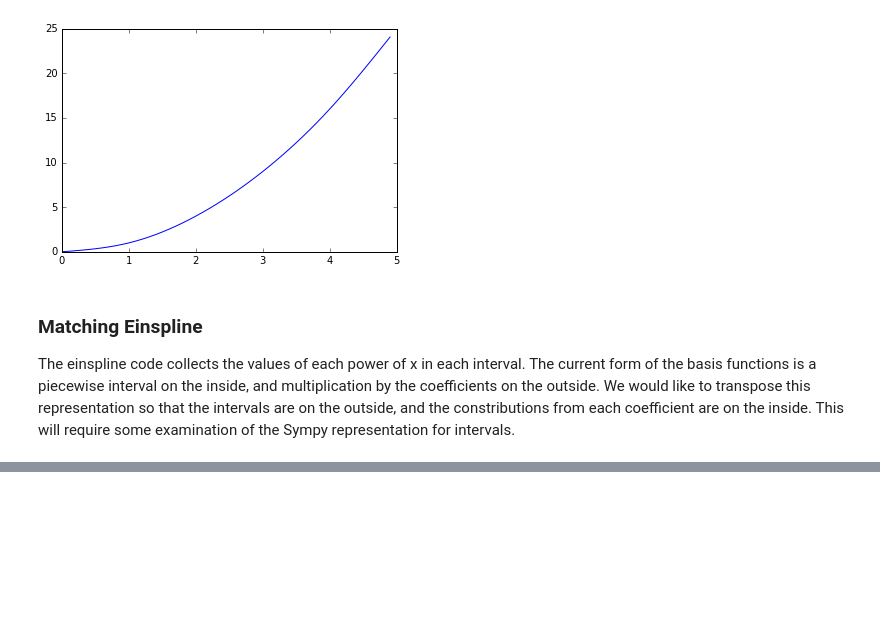
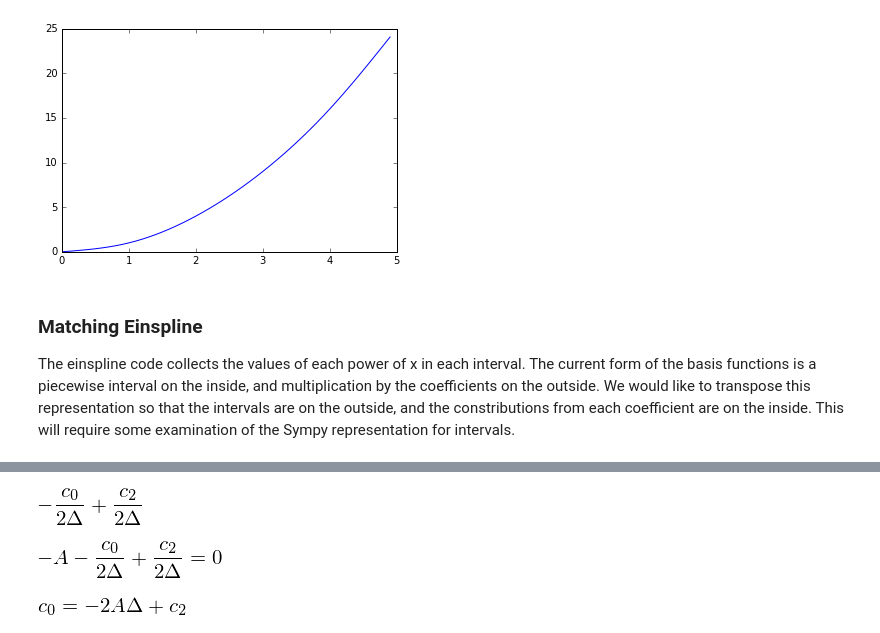
Before and after one commit to QMCPACK/qmc_algorithms, a Jupyter notebook: Wavefunctions/Explain_Bspline.ipynb, the cells around one changed output, grey strips where cells are left out. Drawn from its saved outputs; the diff is of its cells as text; code cells hidden in the pictures; blank space fills up the shorter version.

```diff
--- a/Wavefunctions/Explain_Bspline.ipynb
+++ b/Wavefunctions/Explain_Bspline.ipynb
@@ -249,0 +272,20 @@ for k in knots:
+# %%
+# Boundary conditions at r = 0 with the cusp (first derivative) condition
+
+cusp_val = Symbol('A')
+# Evaluate spline derivative at 0
+du = diff(jastrow_spline,xs)
+du_zero = du.subs(xs, 0)
+display(du_zero)
+
+# Solve following equation
+display(Eq(du_zero-cusp_val,0))
+
+# solve doesn't seem to work with Indexed value, substitute something else
+c0 = Symbol('c0')
+soln = solve(du_zero.subs(c[0],c0) - cusp_val, c0)
+display(Eq(c0, soln[0]))
+# %% [output]
+[figure, added]
+[figure, added]
+[figure, added]
```
Also changed, not shown: parts of 14 cells of this notebook.
